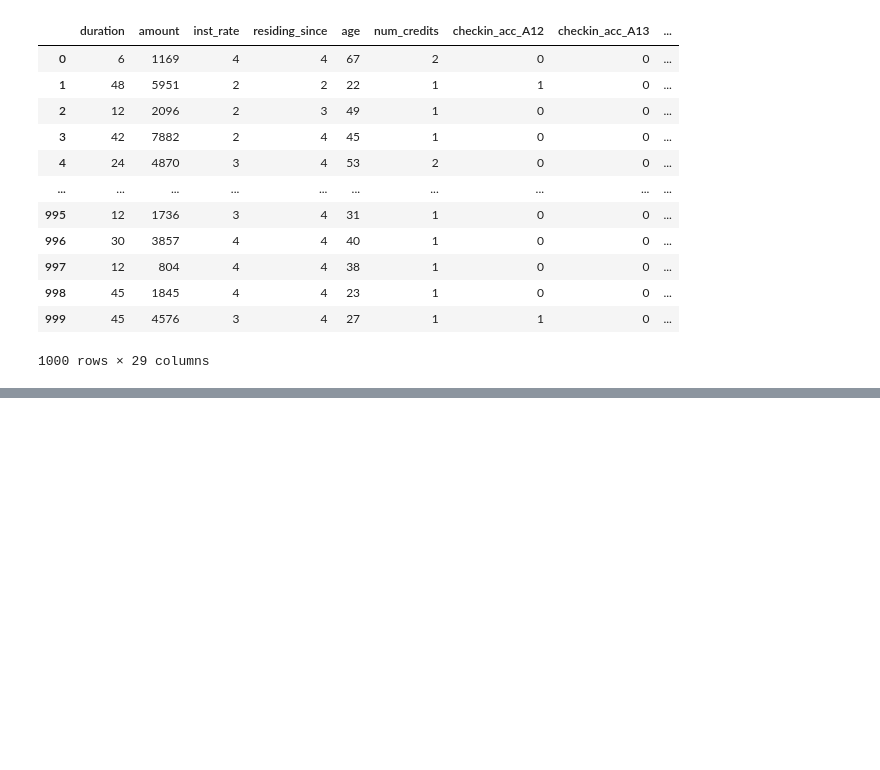
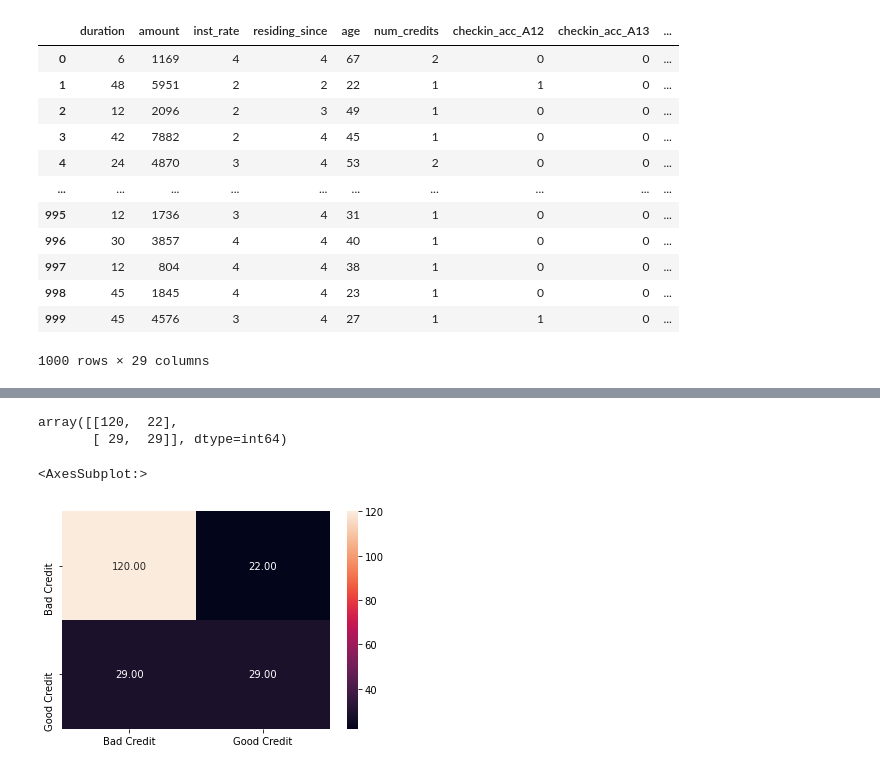
Before and after one commit to ADEYIhorizon/Machine-Codes, a Jupyter notebook: Logistic Regression/CreditClassification.ipynb, the cells around one changed output, grey strips where cells are left out. Drawn from its saved outputs; the diff is of its cells as text; code cells hidden in the pictures; blank space fills up the shorter version.

```diff
--- a/Logistic Regression/CreditClassification.ipynb
+++ b/Logistic Regression/CreditClassification.ipynb
@@ -108,3 +108,5 @@ from sklearn.linear_model import LogisticRegression
 logReg = LogisticRegression(max_iter=1000)
 # %%
 logREg_model = logReg.fit(X_train, Y_train)
+# %%
+y_pred = logREg_model.predict(X_test)
@@ -110,0 +126,7 @@ logREg_model = logReg.fit(X_train, Y_train)
+# %%
+cm = confusion_matrix(Y_test, y_pred)
+# %%
+cm
+# %% [output]
+array([[120,  22],
+       [ 29,  29]], dtype=int64)
@@ -110,0 +135,6 @@ logREg_model = logReg.fit(X_train, Y_train)
+# %%
+sns.heatmap(cm, annot=True, fmt='0.2f', xticklabels=["Bad Credit", "Good Credit"],
+            yticklabels=["Bad Credit", "Good Credit"])
+# %% [output]
+<AxesSubplot:>
+[figure, added]
```
Also changed, not shown: parts of 3 cells of this notebook.
